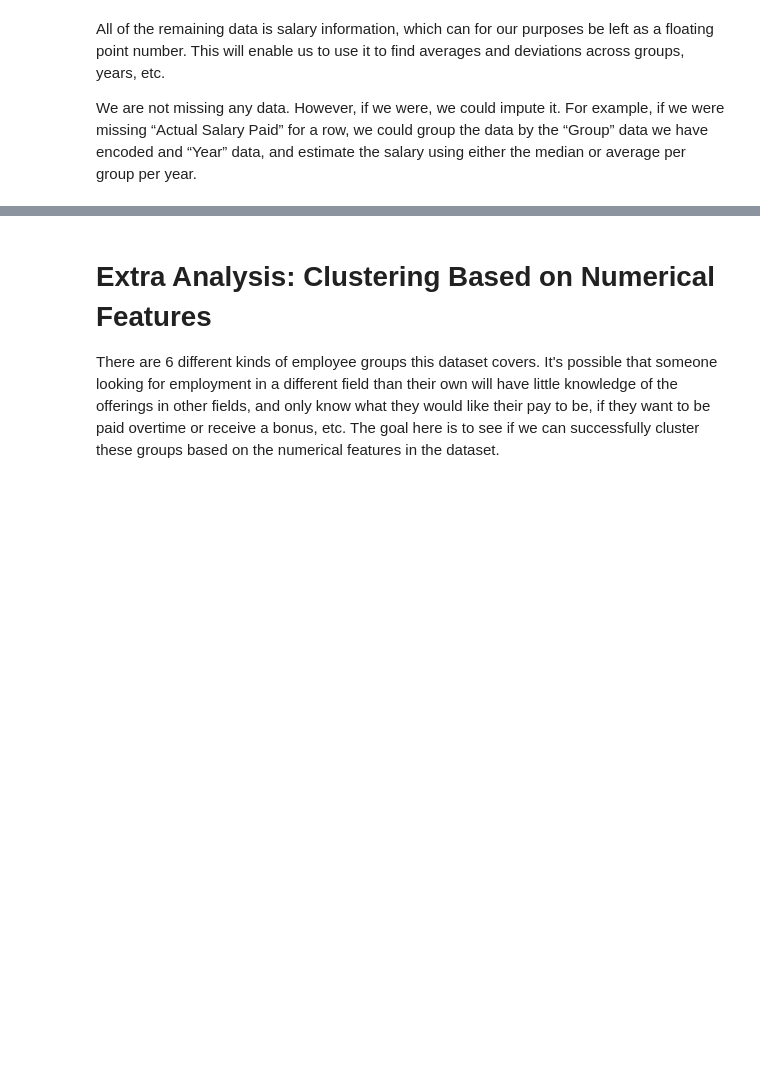
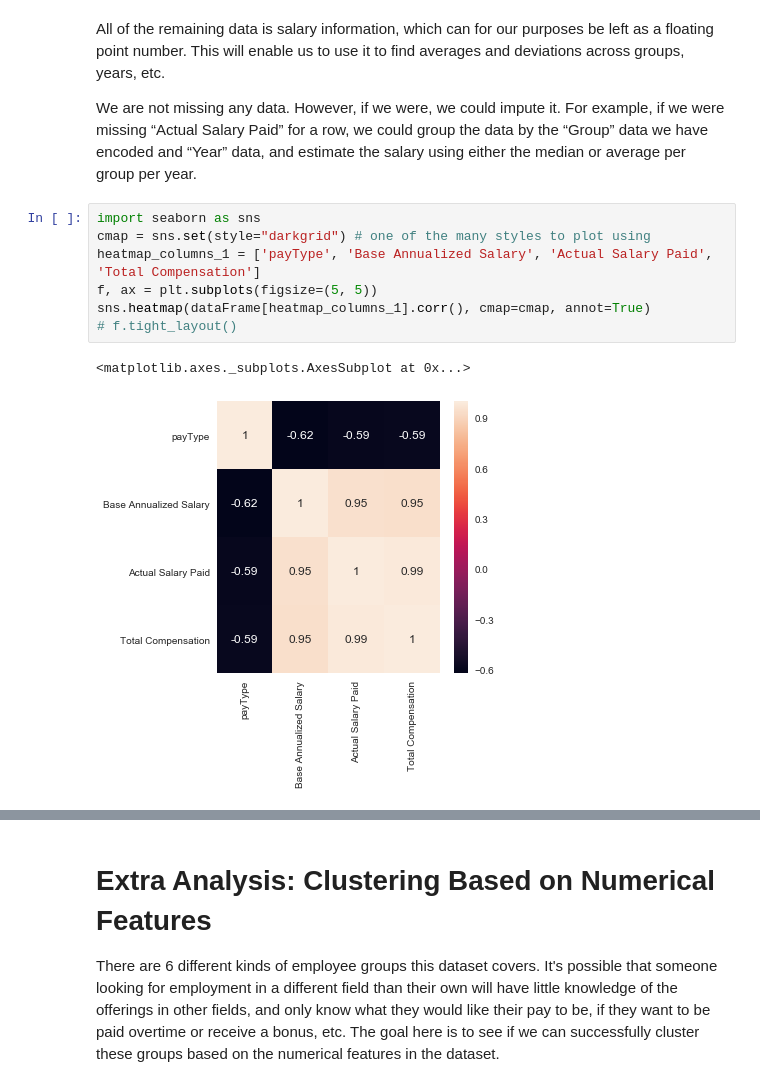
Before and after one commit to michaelcwatts123/JLab, a Jupyter notebook: Lab1.ipynb, the cells around one changed output, grey strips where cells are left out. Saved outputs shown, nothing was run; the diff lists cells and outputs as text; blank space fills up the shorter version.

```diff
--- a/Lab1.ipynb
+++ b/Lab1.ipynb
@@ -230,3 +230,13 @@ memory usage: 112.0 KB
 All of the remaining data is salary information, which can for our purposes be left as a floating point number. This will enable us to use it to find averages and deviations across groups, years, etc.
 
 We are not missing any data. However, if we were, we could impute it. For example, if we were missing “Actual Salary Paid” for a row, we could group the data by the “Group” data we have encoded and “Year” data, and estimate the salary using either the median or average per group per year.
+# %%
+import seaborn as sns
+cmap = sns.set(style="darkgrid") # one of the many styles to plot using
+heatmap_columns_1 = ['payType', 'Base Annualized Salary', 'Actual Salary Paid', 'Total Compensation']
+f, ax = plt.subplots(figsize=(5, 5))
+sns.heatmap(dataFrame[heatmap_columns_1].corr(), cmap=cmap, annot=True)
+# f.tight_layout()
+# %% [output]
+<matplotlib.axes._subplots.AxesSubplot at 0x...>
+[figure, added]
```
Also changed, not shown: parts of 9 cells of this notebook.
